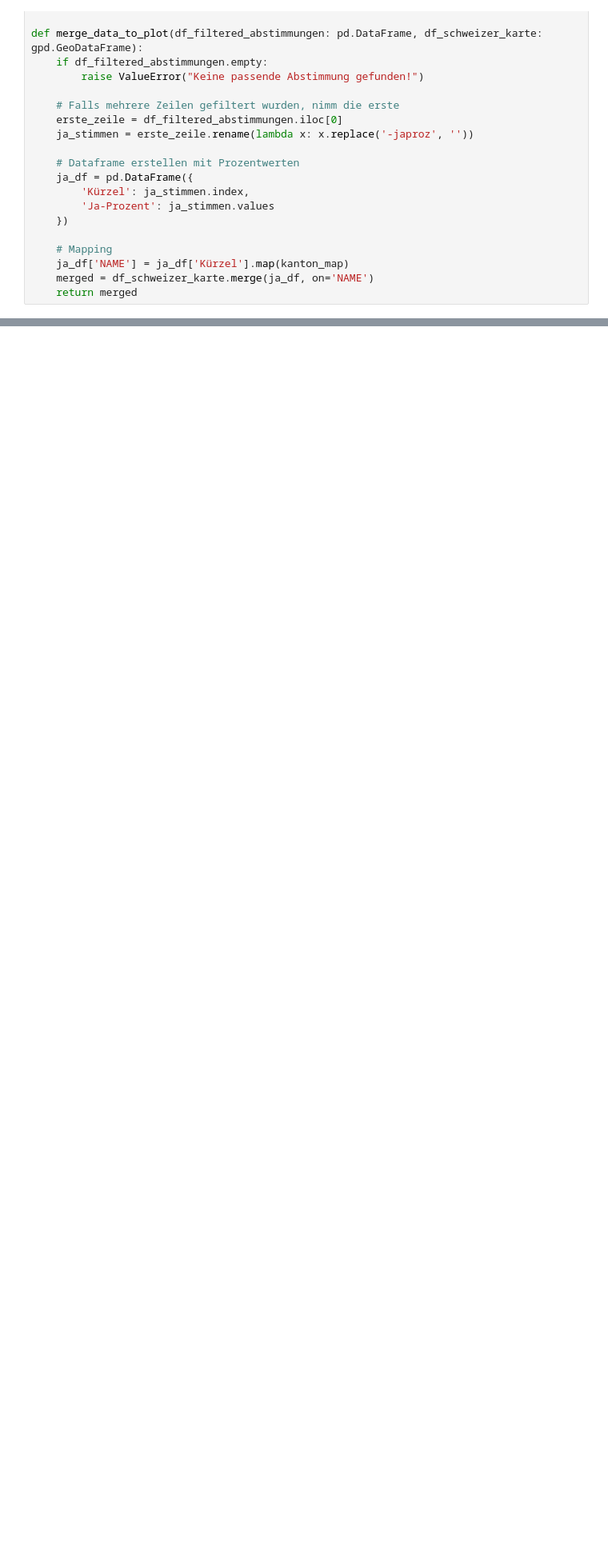
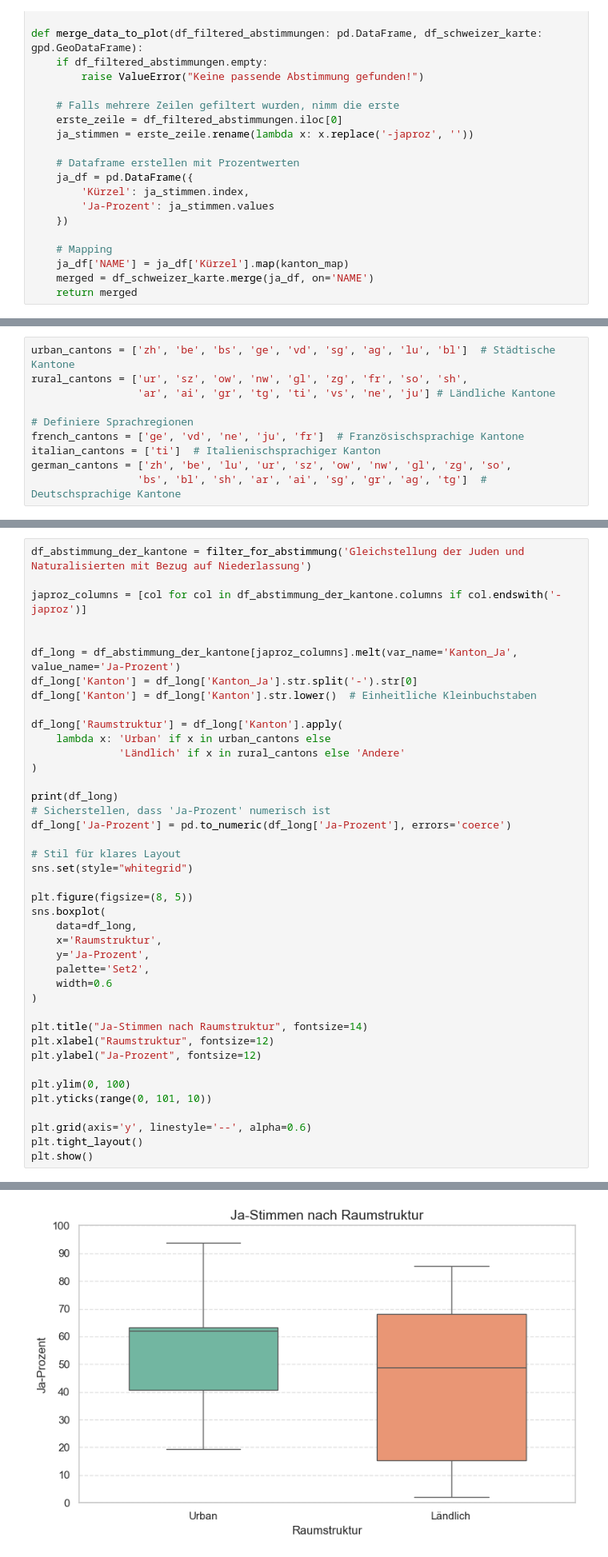
Before and after one commit to Roberto-info/CDA2-Demokratie-Challange, a Jupyter notebook: Analyse_Einzelner_Abstimmungen.ipynb, the cells around one changed output, grey strips where cells are left out. Shown at 80% size. Saved outputs shown, nothing was run; the diff lists cells and outputs as text; blank space fills up the shorter version.

```diff
--- a/Analyse_Einzelner_Abstimmungen.ipynb
+++ b/Analyse_Einzelner_Abstimmungen.ipynb
@@ -182,0 +188,10 @@ Name: titel_kurz_d, Length: 696, dtype: bool
+# %%
+urban_cantons = ['zh', 'be', 'bs', 'ge', 'vd', 'sg', 'ag', 'lu', 'bl']  # Städtische Kantone
+rural_cantons = ['ur', 'sz', 'ow', 'nw', 'gl', 'zg', 'fr', 'so', 'sh',
+                 'ar', 'ai', 'gr', 'tg', 'ti', 'vs', 'ne', 'ju'] # Ländliche Kantone
+
+# Definiere Sprachregionen
+french_cantons = ['ge', 'vd', 'ne', 'ju', 'fr']  # Französischsprachige Kantone
+italian_cantons = ['ti']  # Italienischsprachiger Kanton
+german_cantons = ['zh', 'be', 'lu', 'ur', 'sz', 'ow', 'nw', 'gl', 'zg', 'so',
+                 'bs', 'bl', 'sh', 'ar', 'ai', 'sg', 'gr', 'ag', 'tg']  # Deutschsprachige Kantone
@@ -182,0 +200,42 @@ Name: titel_kurz_d, Length: 696, dtype: bool
+# %%
+df_abstimmung_der_kantone = filter_for_abstimmung('Gleichstellung der Juden und Naturalisierten mit Bezug auf Niederlassung')
+
+japroz_columns = [col for col in df_abstimmung_der_kantone.columns if col.endswith('-japroz')]
+
+
+df_long = df_abstimmung_der_kantone[japroz_columns].melt(var_name='Kanton_Ja', value_name='Ja-Prozent')
+df_long['Kanton'] = df_long['Kanton_Ja'].str.split('-').str[0]
+df_long['Kanton'] = df_long['Kanton'].str.lower()  # Einheitliche Kleinbuchstaben
+
+df_long['Raumstruktur'] = df_long['Kanton'].apply(
+    lambda x: 'Urban' if x in urban_cantons else
+              'Ländlich' if x in rural_cantons else 'Andere'
+)
+
+print(df_long)
+# Sicherstellen, dass 'Ja-Prozent' numerisch ist
+df_long['Ja-Prozent'] = pd.to_numeric(df_long['Ja-Prozent'], errors='coerce')
+
+# Stil für klares Layout
+sns.set(style="whitegrid")
+
+plt.figure(figsize=(8, 5))
+sns.boxplot(
+    data=df_long,
+    x='Raumstruktur',
+    y='Ja-Prozent',
+    palette='Set2',
+    width=0.6
+)
+
+plt.title("Ja-Stimmen nach Raumstruktur", fontsize=14)
+plt.xlabel("Raumstruktur", fontsize=12)
+plt.ylabel("Ja-Prozent", fontsize=12)
+
+plt.ylim(0, 100)
+plt.yticks(range(0, 101, 10))
+
+plt.grid(axis='y', linestyle='--', alpha=0.6)
+plt.tight_layout()
+plt.show()
+# %% [output]
@@ -182,0 +262 @@ Name: titel_kurz_d, Length: 696, dtype: bool
+[figure, added]
```
Also changed, not shown: parts of 5 cells of this notebook.
